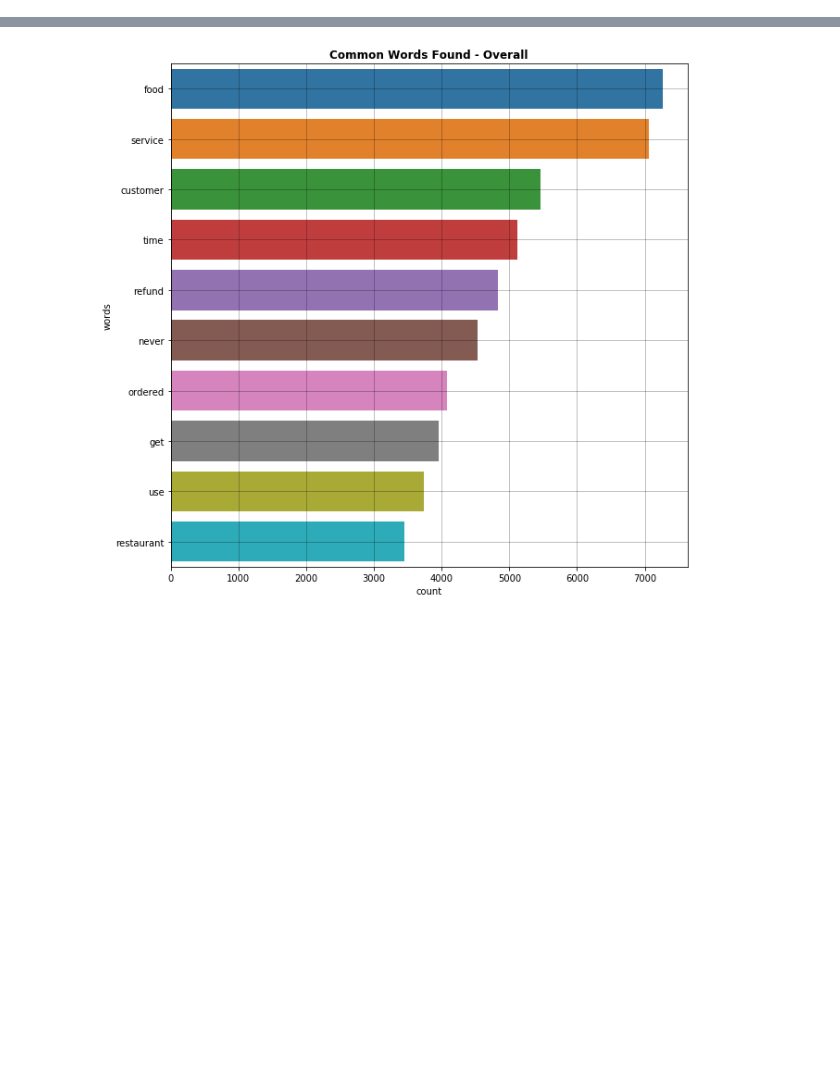
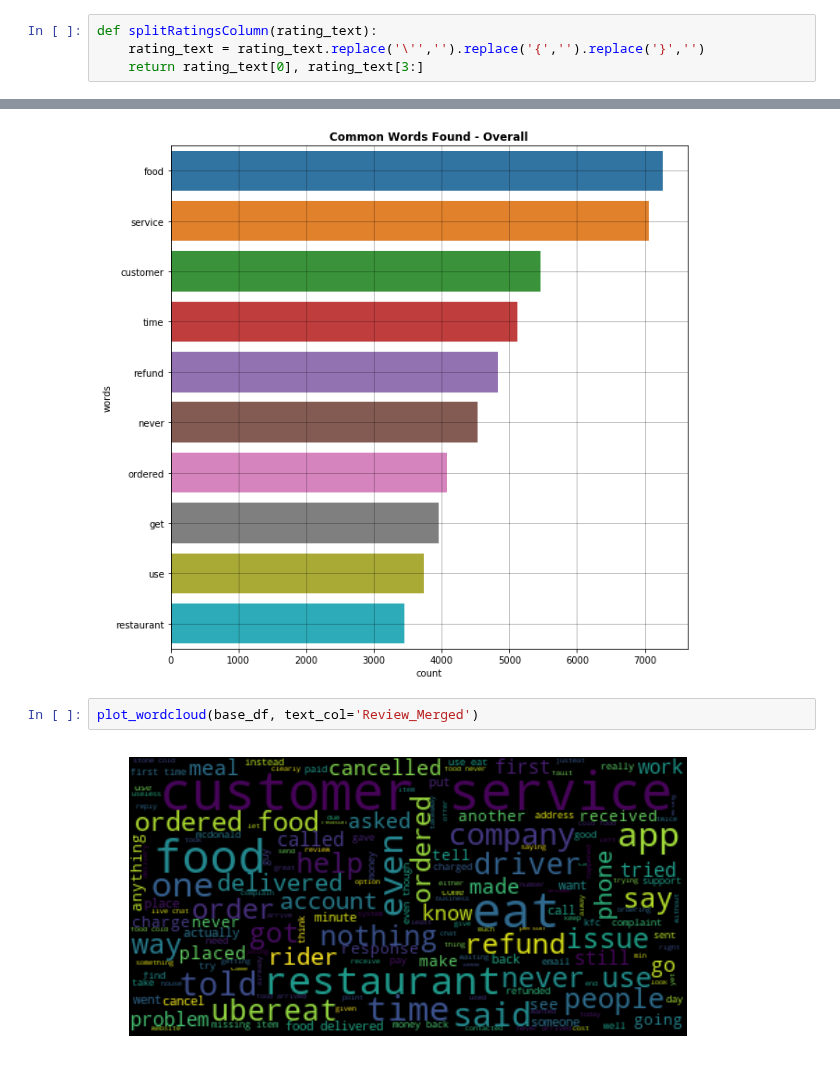
Before and after one commit to gpsyrou/Text_Analysis_of_Consumer_Reviews, a Jupyter notebook: jupyter_notebook/reviews.ipynb, the cells around one changed output, grey strips where cells are left out. Saved outputs shown, nothing was run; the diff lists cells and outputs as text; blank space fills up the shorter version.

```diff
--- a/jupyter_notebook/reviews.ipynb
+++ b/jupyter_notebook/reviews.ipynb
@@ -52,6 +52,10 @@ Name: Company, dtype: int64
 # %%
 # Check for duplicates
 base_df.drop_duplicates(inplace=True)
+# %%
+def splitRatingsColumn(rating_text):
+    rating_text = rating_text.replace('\'','').replace('{','').replace('}','')
+    return rating_text[0], rating_text[3:]
 # %%
 # Cast columns specific data format
 base_df['Date'] = pd.to_datetime(base_df['Date'], format="%Y-%m-%d %H:%M", errors='coerce')
@@ -104,3 +108,7 @@ most_common_words(base_df, text_col='Review_Merged', n_most_common=10)
 plot_most_common_words(base_df,  n_most_common=10, text_col='Review_Merged')
 # %% [output]
 [figure]
+# %%
+plot_wordcloud(base_df, text_col='Review_Merged')
+# %% [output]
+[figure, added]
```
Also changed, not shown: parts of 1 cell of this notebook.
